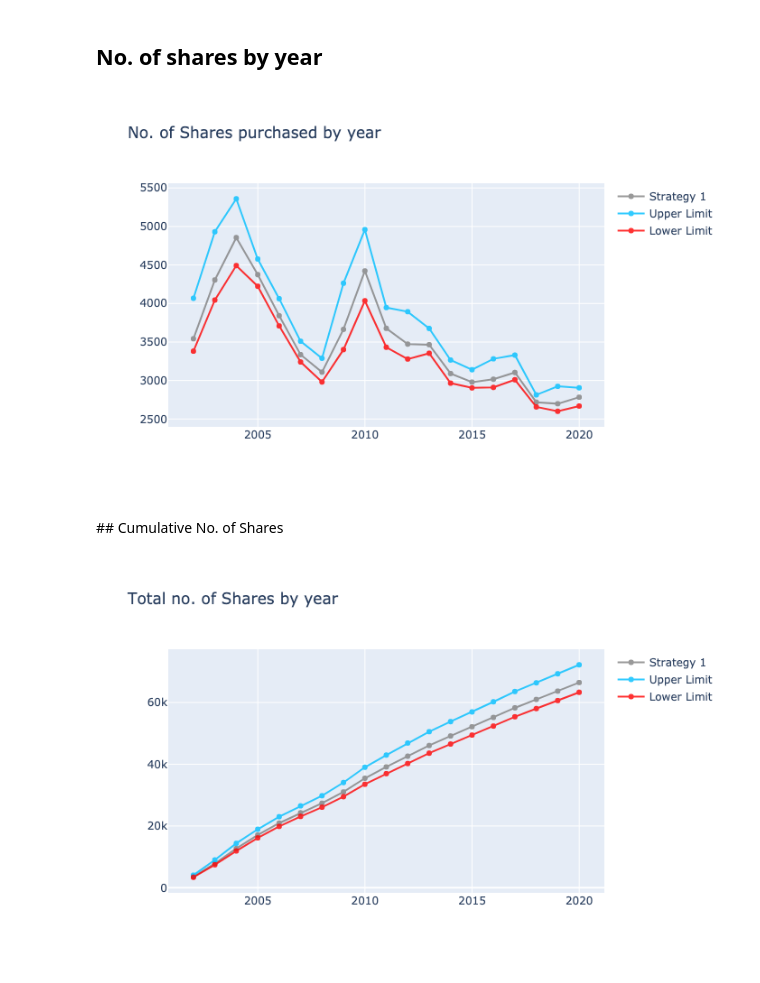
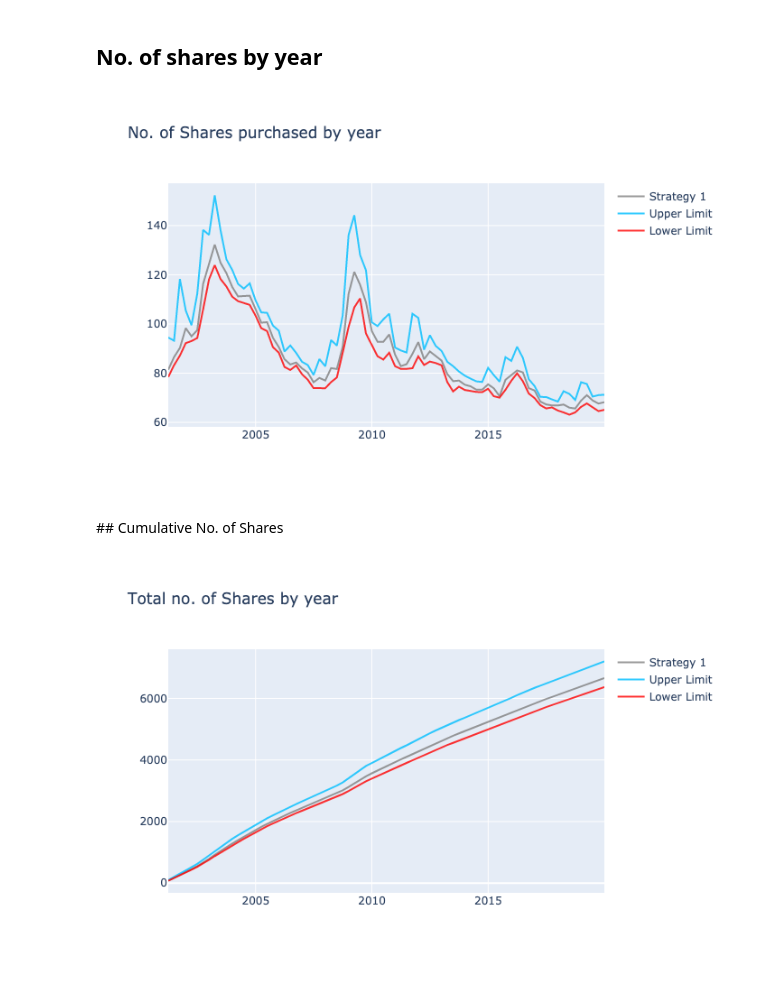
Before and after one commit to Sabihxh/finance, a Jupyter notebook: tridex/Investment Strategies.ipynb, the cells around one changed output. Saved outputs shown, nothing was run; the diff lists cells and outputs as text; code cells hidden in the pictures.

```diff
--- a/tridex/Investment Strategies.ipynb
+++ b/tridex/Investment Strategies.ipynb
@@ -106,7 +180,7 @@ def get_stats(strategy_df):
 # %%
 monthly_limit = (LIMIT/12) - FEE
 
-strategy_1 = (
+benchmark = (
         monthly_limit/(df
             .loc[
                 df['Date'].isin(
@@ -124,5 +198,13 @@ strategy_1 = (
         .set_index('Date')
     )
 
-strategy_1 = strategy_1.reset_index()
-strategy_1 = strategy_1.groupby(strategy_1['Date'].dt.year).sum().rename(columns={'avg': 'shares'})
+benchmark = benchmark.reset_index()
+benchmark = (
+    benchmark
+    .groupby([benchmark['Date'].dt.year, benchmark['Date'].dt.quarter])
+    .sum()
+    .rename(columns={'avg': 'shares'})
+)
+
+benchmark.index = benchmark.index.set_names(['year', 'quarter'])
+benchmark = benchmark.reset_index()
@@ -165,8 +253,6 @@ upper_limit = (
         )
         .reset_index()
         .rename(columns={'Low': 'shares'})
-        .groupby('year')
-        .agg({'shares': 'sum'})
 )
 # %%
 upper_limit.tail(3)
@@ -203,8 +288,6 @@ lower_limit = (
         )
         .reset_index()
         .rename(columns={'High': 'shares'})
-        .groupby('year')
-        .agg({'shares': 'sum'})
 )
 # %%
 lower_limit.tail(3)
@@ -225,11 +307,11 @@ Total value increased: 24.17%
 # %% [markdown]
 ## Strategies Performance Plots
 # %%
-result = pd.DataFrame(index=pd.date_range(start='2001-12-31', end='2019-12-31', freq='Y'))
+strategies = pd.DataFrame(index=pd.date_range(start='2001-01-01', end='2019-12-31', freq='Q'))
 
-result['strategy_1'] = strategy_1['shares'].to_list()
-result['upper_limit'] = upper_limit['shares'].to_list()
-result['lower_limit'] = lower_limit['shares'].to_list()
+strategies['benchmark'] = benchmark['shares'].to_list()
+strategies['upper_limit'] = upper_limit['shares'].to_list()
+strategies['lower_limit'] = lower_limit['shares'].to_list()
 
-result.tail(3)
+strategies
 # %% [output]
@@ -243,64 +334,64 @@ result.tail(3)
 fig = go.Figure()
 
 fig.add_trace(go.Scatter(
-                x=result.index,
-                y=result['strategy_1'],
+                x=strategies.index,
+                y=strategies['benchmark'],
                 name="Strategy 1",
                 line_color='grey',
                 opacity=0.8)
              )
 
 fig.add_trace(go.Scatter(
-                x=result.index,
-                y=result['upper_limit'],
+                x=strategies.index,
+                y=strategies['upper_limit'],
                 name="Upper Limit",
                 line_color='deepskyblue',
                 opacity=0.8)
              )
 
 fig.add_trace(go.Scatter(
-                x=result.index,
-                y=result['lower_limit'],
+                x=strategies.index,
+                y=strategies['lower_limit'],
                 name="Lower Limit",
                 line_color='red',
                 opacity=0.8)
              )
 
 
 # Use date string to set xaxis range
 fig.update_layout(
     title_text="No. of Shares purchased by year",
     # xaxis_range=['2016-07-01','2016-12-31'],
 )
 
 
 fig.show()
 # %% [output]
-[figure, old version]
+[figure, new version]
 # %% [markdown]
 ## Cumulative No. of Shares
 # %%
 fig = go.Figure()
 
 fig.add_trace(go.Scatter(
-                x=result.index,
-                y=result['strategy_1'].cumsum(),
+                x=strategies.index,
+                y=strategies['benchmark'].cumsum(),
                 name="Strategy 1",
                 line_color='grey',
                 opacity=0.8)
              )
 
 fig.add_trace(go.Scatter(
-                x=result.index,
-                y=result['upper_limit'].cumsum(),
+                x=strategies.index,
+                y=strategies['upper_limit'].cumsum(),
                 name="Upper Limit",
                 line_color='deepskyblue',
                 opacity=0.8)
              )
 
 fig.add_trace(go.Scatter(
-                x=result.index,
-                y=result['lower_limit'].cumsum(),
+                x=strategies.index,
+                y=strategies['lower_limit'].cumsum(),
                 name="Lower Limit",
                 line_color='red',
                 opacity=0.8)
@@ -315,4 +406,4 @@ fig.update_layout(
 
 fig.show()
 # %% [output]
-[figure, old version]
+[figure, new version]
```
Also changed, not shown: parts of 23 cells of this notebook.
